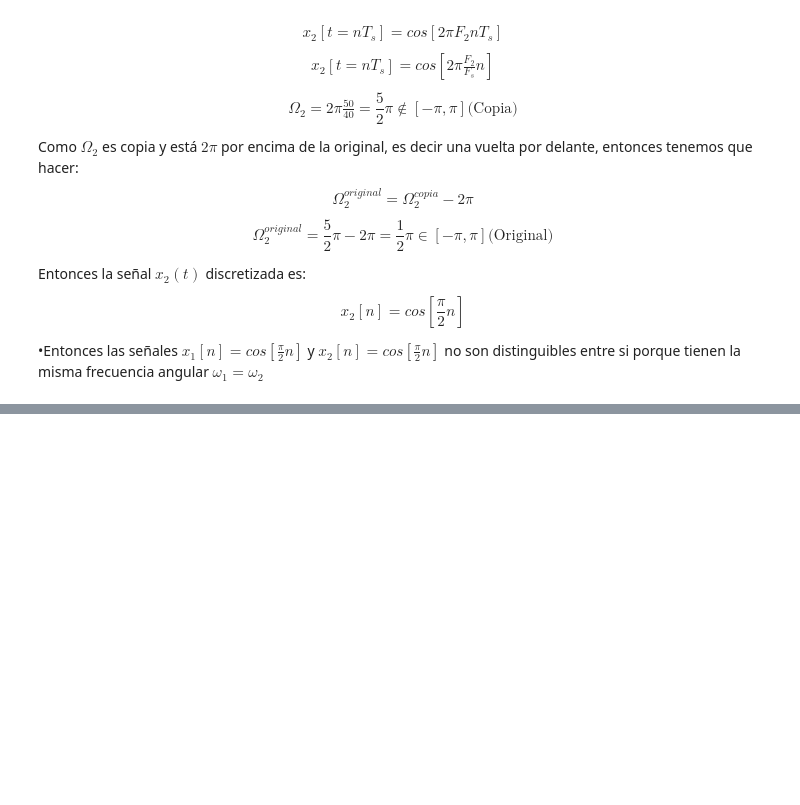
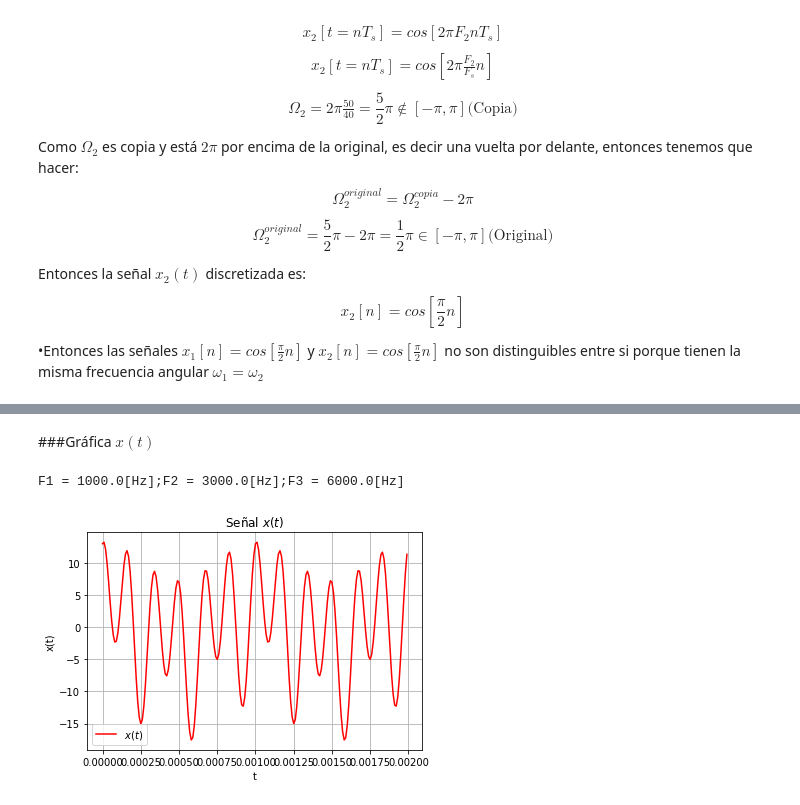
Before and after one commit to aguaranguay/se-ales, a Jupyter notebook: Taller1.ipynb, the cells around one changed output, grey strips where cells are left out. Drawn from its saved outputs; the diff is of its cells as text; code cells hidden in the pictures; blank space fills up the shorter version.

```diff
--- a/Taller1.ipynb
+++ b/Taller1.ipynb
@@ -933,0 +1087,43 @@ $$x_2[n] = cos[ \frac{\pi}{2} n] $$
+# %% [markdown]
+###Gráfica $x(t)$
+# %%
+import numpy as np
+import matplotlib.pyplot as plt
+
+w1 = 2000*np.pi
+w2 = 6000*np.pi
+w3 = 12000*np.pi
+
+F1 = w1/(2*np.pi)
+F2 = w2/(2*np.pi)
+F3 = w3/(2*np.pi)
+
+T1 = 1/F1
+T2 = 1/F2
+T3 = 1/F3
+
+F=1000
+T=1/F
+
+Fs=100*F
+Ts=1/Fs
+
+print('F1 = %.1f[Hz];F2 = %.1f[Hz];F3 = %.1f[Hz]' % (F1,F2,F3))
+
+
+t = np.arange(0,2*T,Ts)
+
+x = 3*np.cos(w1*t)+ 5*np.sin(w2*t) +10*np.cos(w3*t)
+
+
+
+plt.plot(t,x,color='r',label="$x(t)$")
+plt.legend()
+plt.xlabel('t')
+plt.grid()
+plt.ylabel('x(t)')
+plt.title("Señal $x(t)$")
+plt.show()
+# %% [output]
+F1 = 1000.0[Hz];F2 = 3000.0[Hz];F3 = 6000.0[Hz]
+[figure, added]
```
Also changed, not shown: parts of 9 cells of this notebook.
